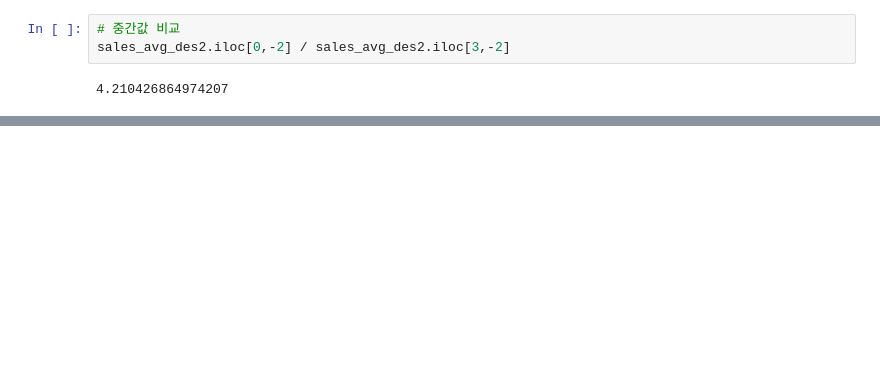
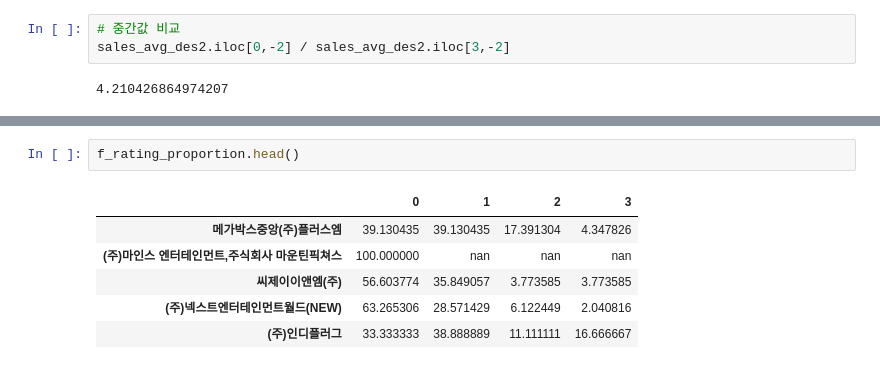
Before and after one commit to kim4pb/Female-led-Korean-Films, a Jupyter notebook: 03.ButterKnife/Analysis.ipynb, the cells around one changed output, grey strips where cells are left out. Cells and saved outputs as stored; diff of their text form; blank space fills up the shorter version.

```diff
--- a/03.ButterKnife/Analysis.ipynb
+++ b/03.ButterKnife/Analysis.ipynb
@@ -247,0 +259,9 @@ sales_avg_des2.iloc[0,-2] / sales_avg_des2.iloc[3,-2]
+# %%
+f_rating_proportion.head()
+# %% [output]
+|  | 0 | 1 | 2 | 3 |
+| 메가박스중앙(주)플러스엠 | 39.130435 | 39.130435 | 17.391304 | 4.347826 |
+| (주)마인스 엔터테인먼트,주식회사 마운틴픽쳐스 | 100.000000 | nan | nan | nan |
+| 씨제이이앤엠(주) | 56.603774 | 35.849057 | 3.773585 | 3.773585 |
+| (주)넥스트엔터테인먼트월드(NEW) | 63.265306 | 28.571429 | 6.122449 | 2.040816 |
+| (주)인디플러그 | 33.333333 | 38.888889 | 11.111111 | 16.666667 |
```
Also changed, not shown: parts of 6 cells of this notebook.
